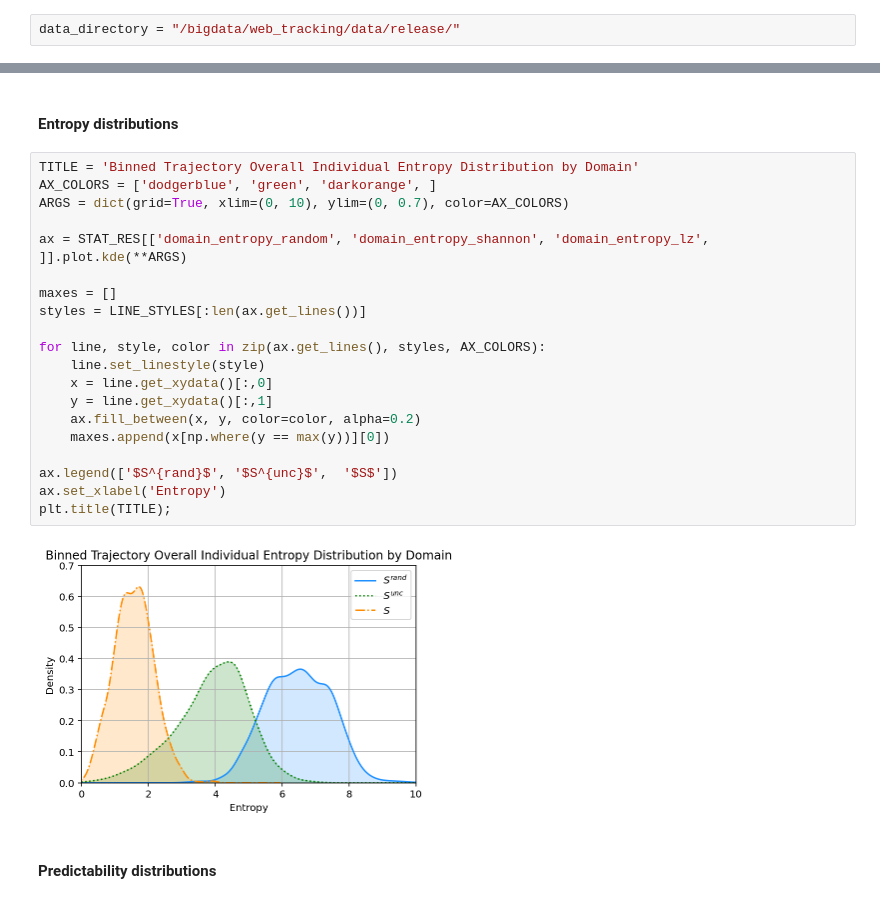
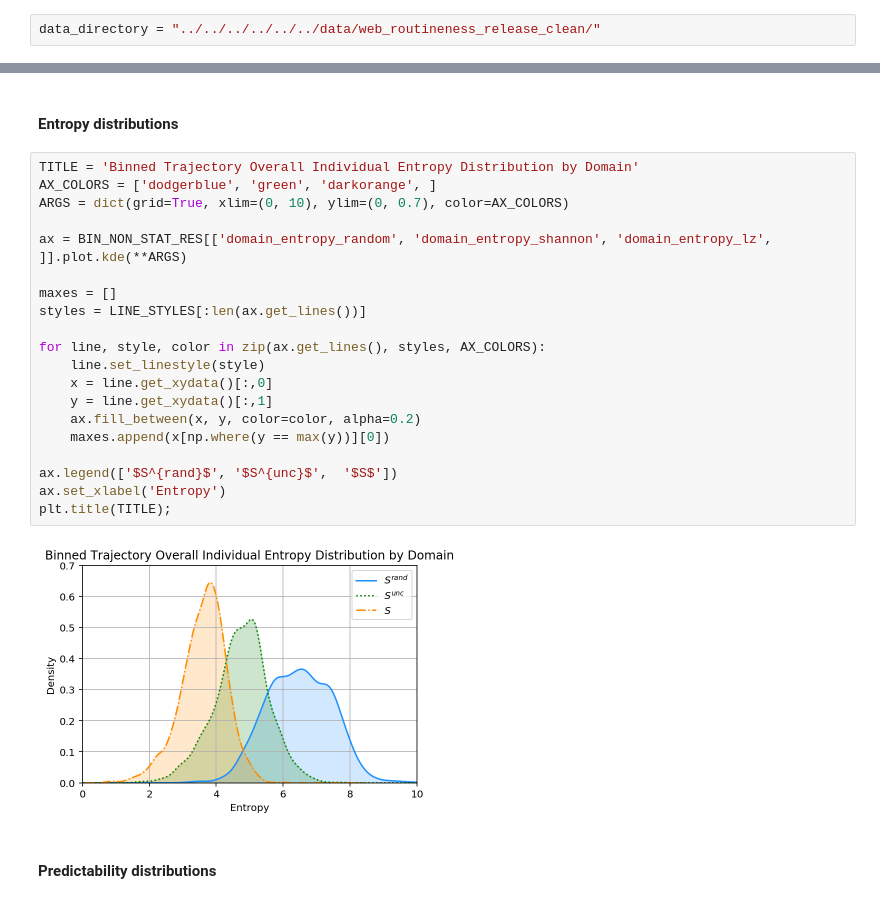
Before and after one commit to gesiscss/web_tracking, a Jupyter notebook: research/web_routineness/release/03_Predictability.ipynb, the cells around one changed output, grey strips where cells are left out. Cells and saved outputs as stored; diff of their text form.

Commit message:
cleaned updated notebooks

```diff
--- a/research/web_routineness/release/03_Predictability.ipynb
+++ b/research/web_routineness/release/03_Predictability.ipynb
@@ -26,5 +30,5 @@ LINE_STYLES =['-',  ':', '-.', (0, (3, 1, 1, 1, 1, 1)), '--']
 # %%
-data_directory = "/bigdata/web_tracking/data/release/"
+data_directory = "../../../../../../data/web_routineness_release_clean/"
 # %%
 SELECTED_USER_IDS = pd.read_csv(data_directory + '/pre_processed/selected_users.csv')
 # %%
@@ -121,25 +125,25 @@ pd.DataFrame(
 # %%
 TITLE = 'Binned Trajectory Overall Individual Entropy Distribution by Domain'
 AX_COLORS = ['dodgerblue', 'green', 'darkorange', ]
 ARGS = dict(grid=True, xlim=(0, 10), ylim=(0, 0.7), color=AX_COLORS)
 
-ax = STAT_RES[['domain_entropy_random', 'domain_entropy_shannon', 'domain_entropy_lz', ]].plot.kde(**ARGS)
+ax = BIN_NON_STAT_RES[['domain_entropy_random', 'domain_entropy_shannon', 'domain_entropy_lz', ]].plot.kde(**ARGS)
 
 maxes = []
 styles = LINE_STYLES[:len(ax.get_lines())]
 
 for line, style, color in zip(ax.get_lines(), styles, AX_COLORS):
     line.set_linestyle(style)
     x = line.get_xydata()[:,0]
     y = line.get_xydata()[:,1]
     ax.fill_between(x, y, color=color, alpha=0.2)
     maxes.append(x[np.where(y == max(y))][0])
 
 ax.legend(['$S^{rand}$', '$S^{unc}$',  '$S$'])
 ax.set_xlabel('Entropy')
 plt.title(TITLE);
 # %% [output]
-[figure, old version]
+[figure, new version]
 # %% [markdown]
 #### Predictability distributions
 # %%
```
Also changed, not shown: parts of 3 cells of this notebook, 6 other files.
